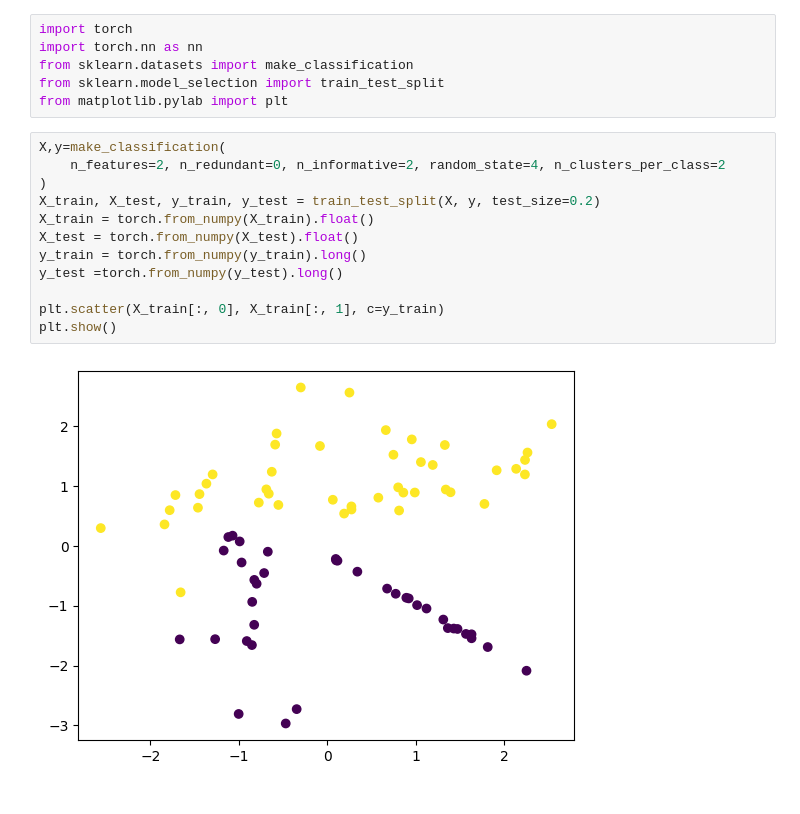
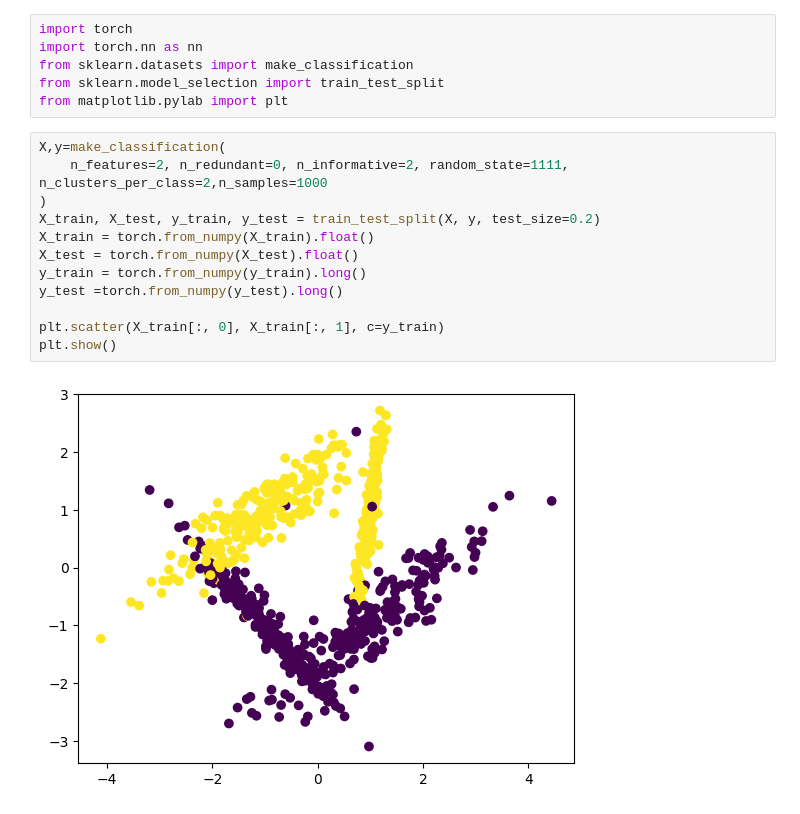
Before and after one commit to Sayemahamed/BeginnerClassificationProjects, a Jupyter notebook: 03_distribution_classification/main.ipynb, the cells around one changed output. Saved outputs shown, nothing was run; the diff lists cells and outputs as text.

```diff
--- a/03_distribution_classification/main.ipynb
+++ b/03_distribution_classification/main.ipynb
@@ -6,15 +6,15 @@ from sklearn.model_selection import train_test_split
 from matplotlib.pylab import plt
 # %%
 X,y=make_classification(
-    n_features=2, n_redundant=0, n_informative=2, random_state=4, n_clusters_per_class=2
+    n_features=2, n_redundant=0, n_informative=2, random_state=1111, n_clusters_per_class=2,n_samples=1000
 )
 X_train, X_test, y_train, y_test = train_test_split(X, y, test_size=0.2)
 X_train = torch.from_numpy(X_train).float()
 X_test = torch.from_numpy(X_test).float()
 y_train = torch.from_numpy(y_train).long()
 y_test =torch.from_numpy(y_test).long()
 
 plt.scatter(X_train[:, 0], X_train[:, 1], c=y_train)
 plt.show()
 # %% [output]
-[figure, old version]
+[figure, new version]
```
Also changed, not shown: parts of 5 cells of this notebook.
